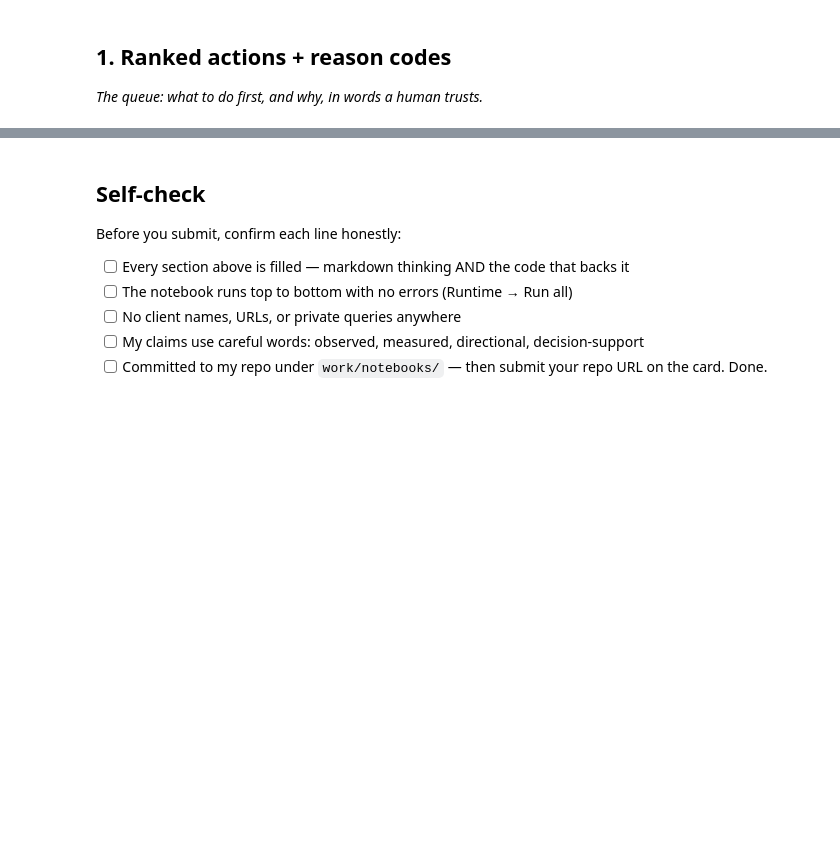
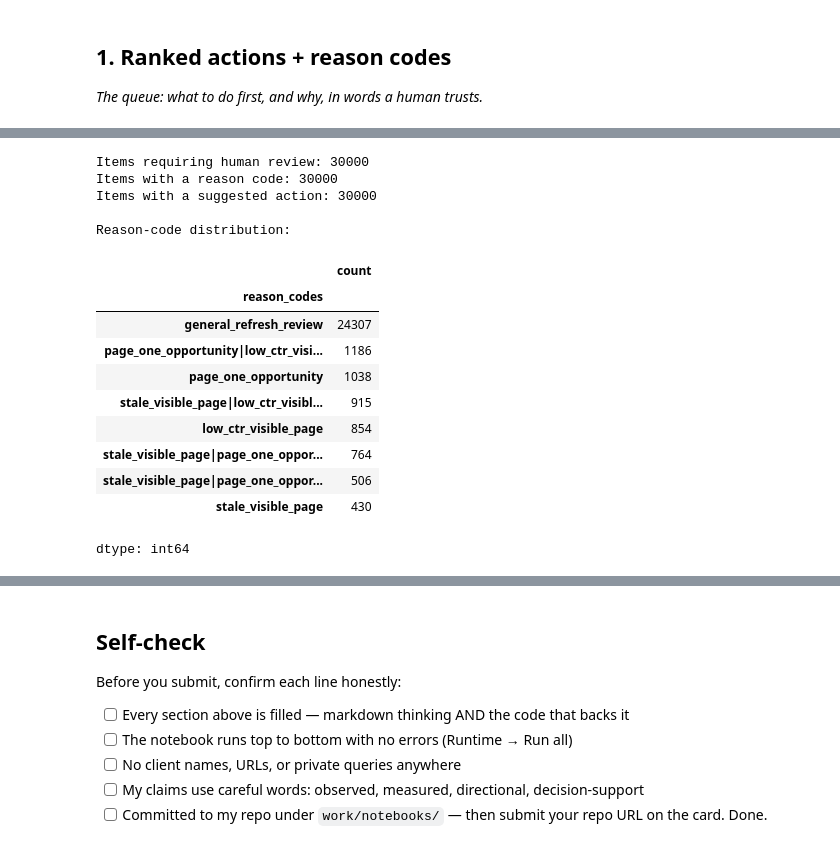
Before and after one commit to Ravindrathalari06/flyrank-internship-ml, a Jupyter notebook: work/notebooks/w07_action_playbook.ipynb, the cells around one changed output, grey strips where cells are left out. Drawn from its saved outputs; the diff is of its cells as text; code cells hidden in the pictures; blank space fills up the shorter version.

```diff
--- a/work/notebooks/w07_action_playbook.ipynb
+++ b/work/notebooks/w07_action_playbook.ipynb
@@ -19,0 +317,50 @@ This skeleton is yours to fill. Work the sections **in order** — each one has
+# %%
+# This cell is for CODE (numbers, a query, a check).
+# Write your text answer in the cell ABOVE this one — typing sentences here breaks Run All.
+# ML-10 Section 3: Human review + no-go list
+# Check that every queue item has a reason and an action.
+
+review_check = queue[
+    [
+        "content_id",
+        "baseline_action_score",
+        "reason_codes",
+        "suggested_action"
+    ]
+].copy()
+
+print("Items requiring human review:", len(review_check))
+
+print(
+    "Items with a reason code:",
+    review_check["reason_codes"].notna().sum()
+)
+
+print(
+    "Items with a suggested action:",
+    review_check["suggested_action"].notna().sum()
+)
+
+print("\nReason-code distribution:")
+display(
+    review_check["reason_codes"]
+    .value_counts()
+    .head(10)
+)
+# %% [output]
+Items requiring human review: 30000
+Items with a reason code: 30000
+Items with a suggested action: 30000
+
+Reason-code distribution:
+|  | count |
+| reason_codes |  |
+| general_refresh_review | 24307 |
+| page_one_opportunity|low_ctr_visi... | 1186 |
+| page_one_opportunity | 1038 |
+| stale_visible_page|low_ctr_visibl... | 915 |
+| low_ctr_visible_page | 854 |
+| stale_visible_page|page_one_oppor... | 764 |
+| stale_visible_page|page_one_oppor... | 506 |
+| stale_visible_page | 430 |
+dtype: int64
```
Also changed, not shown: parts of 16 cells of this notebook.
